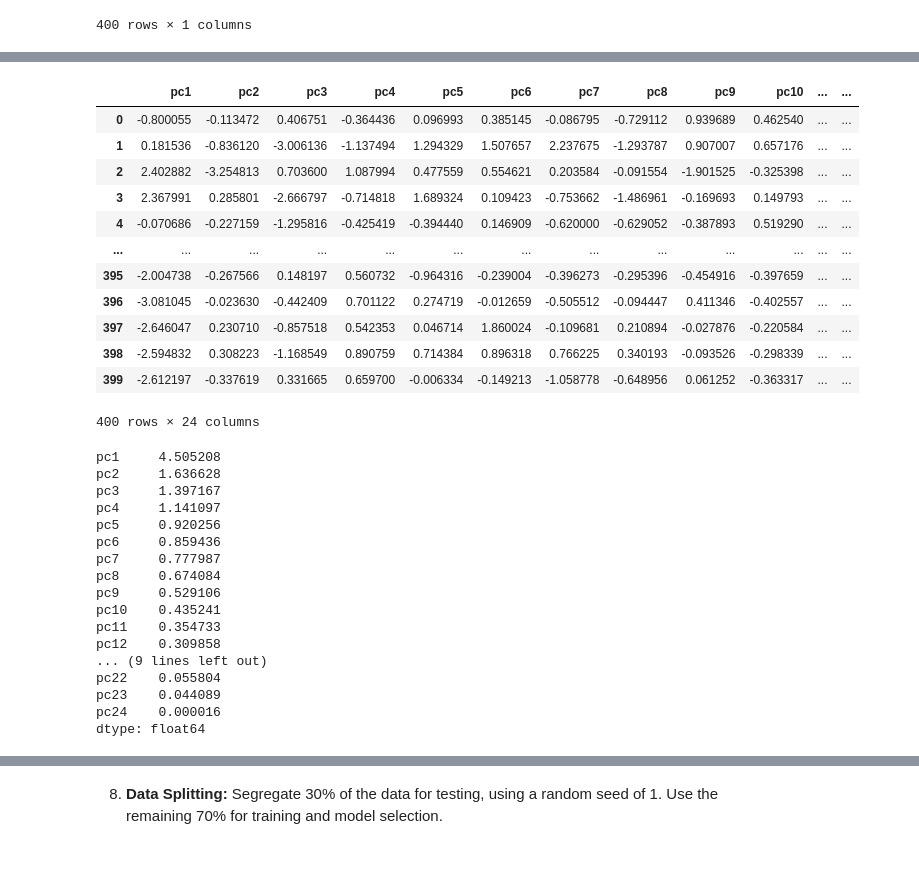
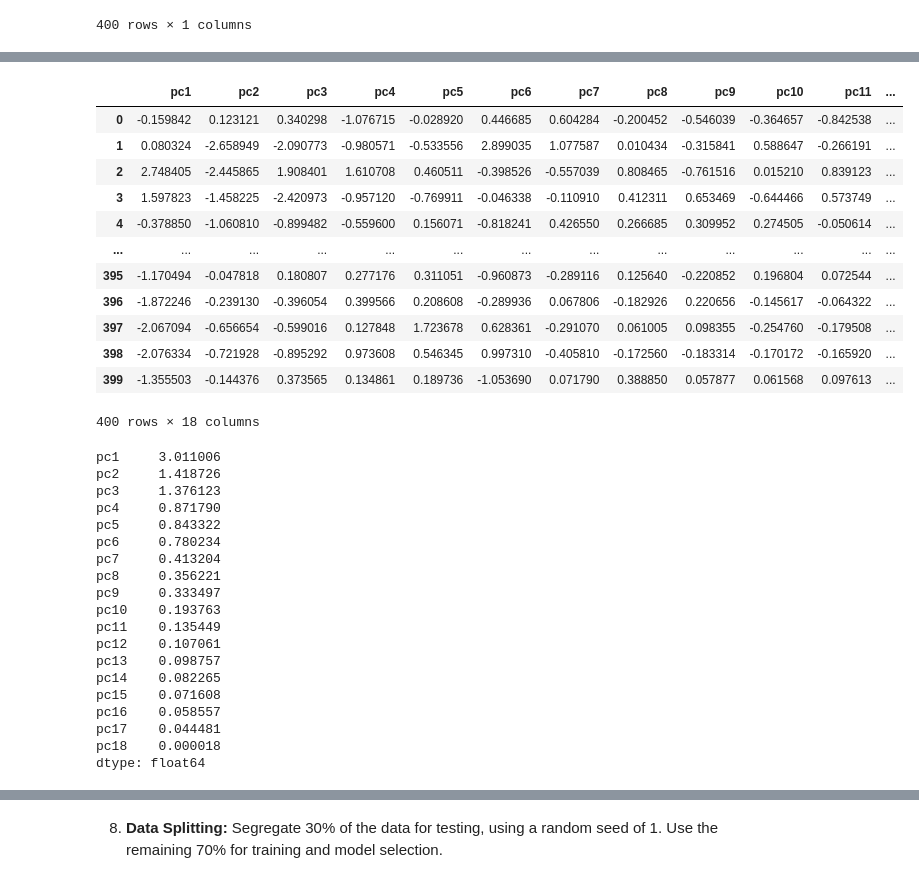
Before and after one commit to dail9/3da-assignment6, a Jupyter notebook: assignment6.ipynb, the cells around one changed output, grey strips where cells are left out. Cells and saved outputs as stored; diff of their text form; code cells hidden in the pictures.

```diff
--- a/assignment6.ipynb
+++ b/assignment6.ipynb
@@ -655,6 +669,6 @@ X1_drop
 dropped the columns if the missing value of this variable is greater than 44.
 # %%
 missing_values_count = X1.isna().sum()
-columns_to_drop = missing_values_count[missing_values_count > 44].index
+columns_to_drop = missing_values_count[missing_values_count > 50].index
 columns_to_drop
 # %% [output]
@@ -679,8 +693,8 @@ X1_dropped
 # %%
-numerical_cols = X1.select_dtypes(include=['number']).columns
-column_means = X1[numerical_cols].mean()
+numerical_cols = X1_dropped.select_dtypes(include=['number']).columns
+column_means = X1_dropped[numerical_cols].mean()
 
-X1_filled = X1.copy()
+X1_filled = X1_dropped.copy()
 X1_filled[numerical_cols] = X1_filled[numerical_cols].fillna(column_means)
 # %% [markdown]
 Replacing the missing value by the mean of the variables for numerical variables.
@@ -889,8 +905,9 @@ array([0, 0, 0, 0, 0, 0, 0, 0, 0, 0, 0, 0, 0, 0, 0, 0, 0, 0, 0, 0, 0, 0,
 pca_X = PCA()
 X = pd.DataFrame(X1_filled, X1_filled.index, X1_filled.columns)
 # %%
-pca_loading = pd.DataFrame(pca_X.fit(X).components_.T, index=X1_filled.columns, columns=[['pc1', 'pc2', 'pc3', 'pc4', 'pc5', 'pc6', 'pc7', 'pc8', 'pc9', 'pc10',
-            'pc11', 'pc12', 'pc13', 'pc14', 'pc15', 'pc16', 'pc17', 'pc18', 'pc19', 'pc20',
-            'pc21', 'pc22', 'pc23', 'pc24']])
+pca_loading = pd.DataFrame(pca_X.fit(X).components_.T, index=X1_filled.columns, columns=['pc1', 'pc2', 'pc3', 'pc4', 'pc5', 'pc6', 'pc7', 'pc8', 'pc9', 'pc10',
+            'pc11', 'pc12', 'pc13', 'pc14', 'pc15', 'pc16', 'pc17', 'pc18'
+           # , 'pc19', 'pc20','pc21', 'pc22', 'pc23', 'pc24']
+            ])
 pca_loading
 # %% [output]
@@ -915,42 +931,43 @@ pca_loading
 # %%
 pc_scores = pd.DataFrame(pca_X.fit_transform(X), columns=['pc1', 'pc2', 'pc3', 'pc4', 'pc5', 'pc6', 'pc7', 'pc8', 'pc9', 'pc10',
-            'pc11', 'pc12', 'pc13', 'pc14', 'pc15', 'pc16', 'pc17', 'pc18', 'pc19', 'pc20',
-            'pc21', 'pc22', 'pc23', 'pc24'], index=X.index)
+            'pc11', 'pc12', 'pc13', 'pc14', 'pc15', 'pc16', 'pc17', 'pc18'], index=X.index)
 pc_scores
 # %% [output]
-|  | pc1 | pc2 | pc3 | pc4 | pc5 | pc6 | pc7 | pc8 | pc9 | pc10 | ... | ... |
-| 0 | -0.800055 | -0.113472 | 0.406751 | -0.364436 | 0.096993 | 0.385145 | -0.086795 | -0.729112 | 0.939689 | 0.462540 | ... | ... |
-| 1 | 0.181536 | -0.836120 | -3.006136 | -1.137494 | 1.294329 | 1.507657 | 2.237675 | -1.293787 | 0.907007 | 0.657176 | ... | ... |
-| 2 | 2.402882 | -3.254813 | 0.703600 | 1.087994 | 0.477559 | 0.554621 | 0.203584 | -0.091554 | -1.901525 | -0.325398 | ... | ... |
-| 3 | 2.367991 | 0.285801 | -2.666797 | -0.714818 | 1.689324 | 0.109423 | -0.753662 | -1.486961 | -0.169693 | 0.149793 | ... | ... |
-| 4 | -0.070686 | -0.227159 | -1.295816 | -0.425419 | -0.394440 | 0.146909 | -0.620000 | -0.629052 | -0.387893 | 0.519290 | ... | ... |
+|  | pc1 | pc2 | pc3 | pc4 | pc5 | pc6 | pc7 | pc8 | pc9 | pc10 | pc11 | ... |
+| 0 | -0.159842 | 0.123121 | 0.340298 | -1.076715 | -0.028920 | 0.446685 | 0.604284 | -0.200452 | -0.546039 | -0.364657 | -0.842538 | ... |
+| 1 | 0.080324 | -2.658949 | -2.090773 | -0.980571 | -0.533556 | 2.899035 | 1.077587 | 0.010434 | -0.315841 | 0.588647 | -0.266191 | ... |
+| 2 | 2.748405 | -2.445865 | 1.908401 | 1.610708 | 0.460511 | -0.398526 | -0.557039 | 0.808465 | -0.761516 | 0.015210 | 0.839123 | ... |
+| 3 | 1.597823 | -1.458225 | -2.420973 | -0.957120 | -0.769911 | -0.046338 | -0.110910 | 0.412311 | 0.653469 | -0.644466 | 0.573749 | ... |
+| 4 | -0.378850 | -1.060810 | -0.899482 | -0.559600 | 0.156071 | -0.818241 | 0.426550 | 0.266685 | 0.309952 | 0.274505 | -0.050614 | ... |
 | ... | ... | ... | ... | ... | ... | ... | ... | ... | ... | ... | ... | ... |
-| 395 | -2.004738 | -0.267566 | 0.148197 | 0.560732 | -0.964316 | -0.239004 | -0.396273 | -0.295396 | -0.454916 | -0.397659 | ... | ... |
-| 396 | -3.081045 | -0.023630 | -0.442409 | 0.701122 | 0.274719 | -0.012659 | -0.505512 | -0.094447 | 0.411346 | -0.402557 | ... | ... |
-| 397 | -2.646047 | 0.230710 | -0.857518 | 0.542353 | 0.046714 | 1.860024 | -0.109681 | 0.210894 | -0.027876 | -0.220584 | ... | ... |
-| 398 | -2.594832 | 0.308223 | -1.168549 | 0.890759 | 0.714384 | 0.896318 | 0.766225 | 0.340193 | -0.093526 | -0.298339 | ... | ... |
-| 399 | -2.612197 | -0.337619 | 0.331665 | 0.659700 | -0.006334 | -0.149213 | -1.058778 | -0.648956 | 0.061252 | -0.363317 | ... | ... |
+| 395 | -1.170494 | -0.047818 | 0.180807 | 0.277176 | 0.311051 | -0.960873 | -0.289116 | 0.125640 | -0.220852 | 0.196804 | 0.072544 | ... |
+| 396 | -1.872246 | -0.239130 | -0.396054 | 0.399566 | 0.208608 | -0.289936 | 0.067806 | -0.182926 | 0.220656 | -0.145617 | -0.064322 | ... |
+| 397 | -2.067094 | -0.656654 | -0.599016 | 0.127848 | 1.723678 | 0.628361 | -0.291070 | 0.061005 | 0.098355 | -0.254760 | -0.179508 | ... |
+| 398 | -2.076334 | -0.721928 | -0.895292 | 0.973608 | 0.546345 | 0.997310 | -0.405810 | -0.172560 | -0.183314 | -0.170172 | -0.165920 | ... |
+| 399 | -1.355503 | -0.144376 | 0.373565 | 0.134861 | 0.189736 | -1.053690 | 0.071790 | 0.388850 | 0.057877 | 0.061568 | 0.097613 | ... |
-400 rows × 24 columns
+400 rows × 18 columns
 # %%
 var=pc_scores.var()
 var
 # %% [output]
-pc1     4.505208
-pc2     1.636628
-pc3     1.397167
-pc4     1.141097
-pc5     0.920256
-pc6     0.859436
-pc7     0.777987
-pc8     0.674084
-pc9     0.529106
-pc10    0.435241
-pc11    0.354733
-pc12    0.309858
-... (9 lines left out)
-pc22    0.055804
-pc23    0.044089
-pc24    0.000016
+pc1     3.011006
+pc2     1.418726
+pc3     1.376123
+pc4     0.871790
+pc5     0.843322
+pc6     0.780234
+pc7     0.413204
+pc8     0.356221
+pc9     0.333497
+pc10    0.193763
+pc11    0.135449
+pc12    0.107061
+pc13    0.098757
+pc14    0.082265
+pc15    0.071608
+pc16    0.058557
+pc17    0.044481
+pc18    0.000018
 dtype: float64
 # %%
 plt.figure(figsize=(7,5))
```
Also changed, not shown: parts of 60 cells of this notebook.
